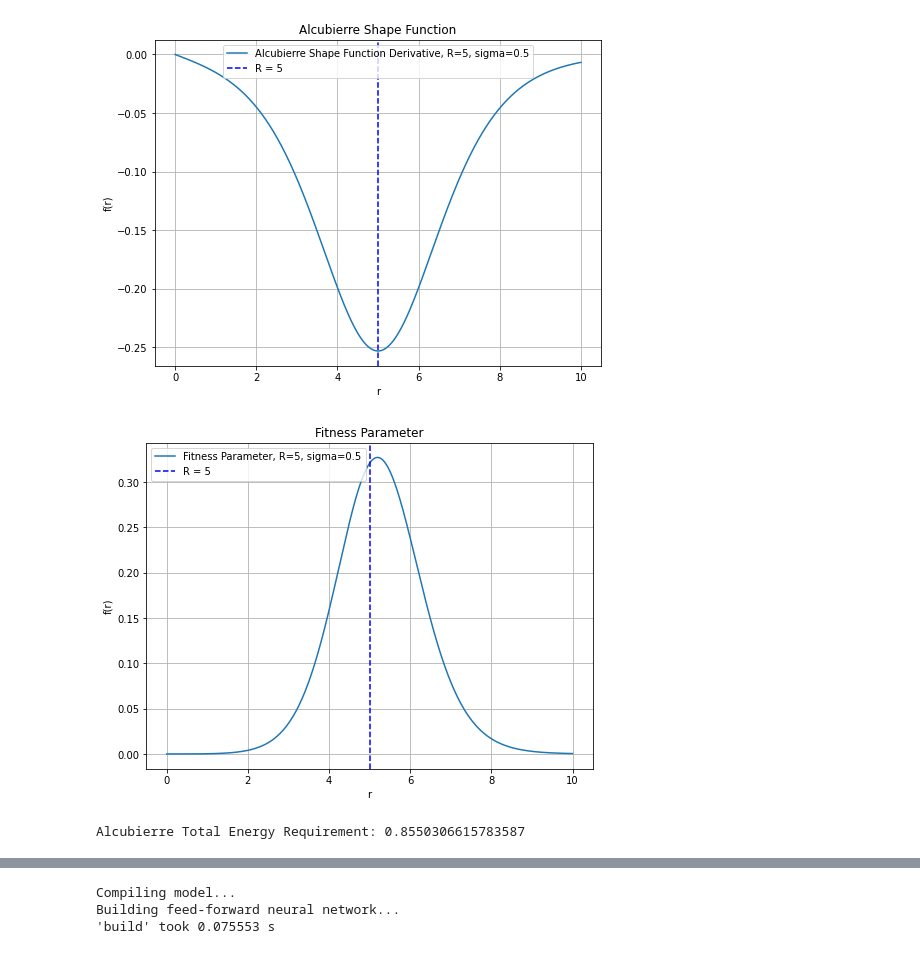
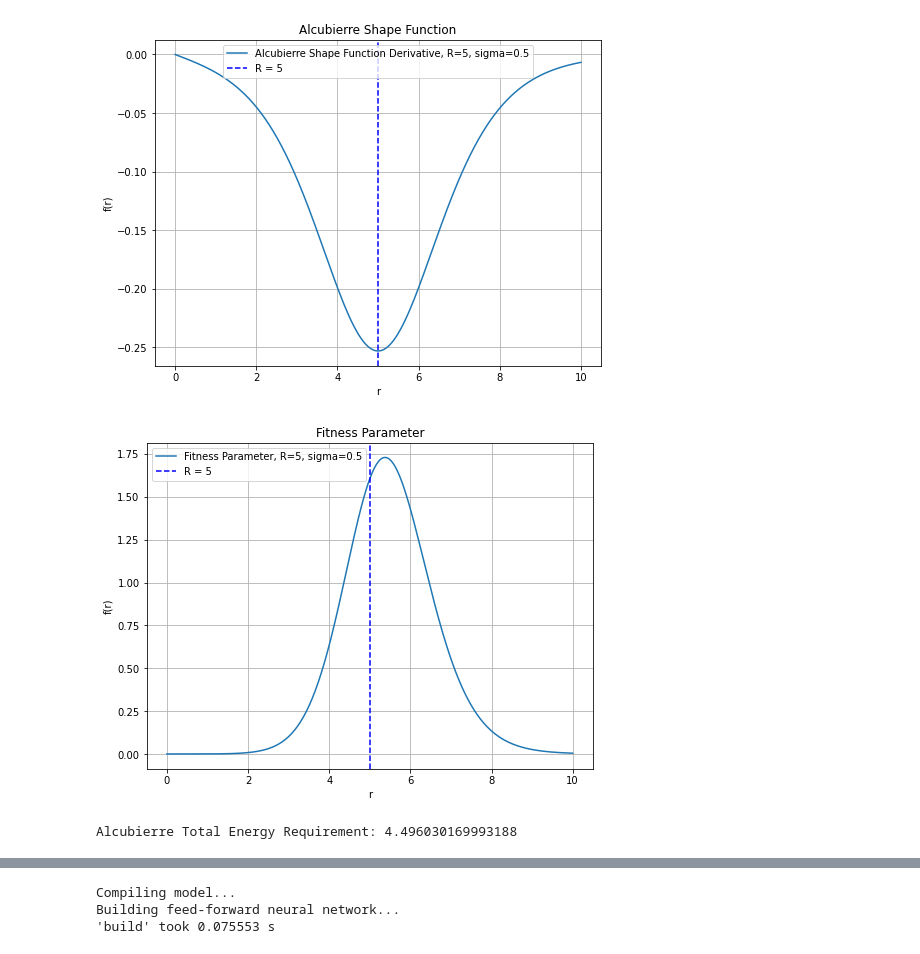
Before and after one commit to schwarzschlyle/neural-warp-drive, a Jupyter notebook: neural-drive-experiments.ipynb, the cells around one changed output, grey strips where cells are left out. Cells and saved outputs as stored; diff of their text form; code cells hidden in the pictures.

Commit message:
finished python script for Alcubierre and preliminary neural learning of spherically-symmetric shape functions

```diff
--- a/neural-drive-experiments.ipynb
+++ b/neural-drive-experiments.ipynb
@@ -25,7 +25,7 @@ def alcubierre_shape_derivative(r, epsilon=1e-7):
 
 
 def fitness_parameter(r):
-    return  r*(alcubierre_shape_derivative(r)**2)
+    return  (r**2)*(alcubierre_shape_derivative(r)**2)
 
 
 # Generate a range of r values
@@ -63,32 +63,32 @@ plt.grid(True)
 plt.show()
 
 
 
 
 
 # Generate a range of r values
 r_values = np.linspace(0, 10, 400)  # Adjust the range as needed
 f_values = fitness_parameter(r_values)
 
 # Create the plot
 plt.figure(figsize=(8, 6))
 plt.plot(r_values, f_values, label='Fitness Parameter, ' + 'R=' + str(R) + ', sigma=' + str(sigma))
 
 plt.axvline(x=5, color='blue', linestyle='--', label='R = '+ str(R))
 plt.title('Fitness Parameter')
 plt.xlabel('r')
 plt.ylabel('f(r)')
 plt.legend()
 plt.grid(True)
 plt.show()
 
 
 
 alcubierre_energy_requirement, _ = spi.quad(fitness_parameter, 0, 10)
 
 print("Alcubierre Total Energy Requirement: "+ str(alcubierre_energy_requirement))
 # %% [output]
 [figure]
 [figure]
-[figure, old version]
+[figure, new version]
-Alcubierre Total Energy Requirement: 0.8550306615783587
+Alcubierre Total Energy Requirement: 4.496030169993188
```
Also changed, not shown: parts of 9 cells of this notebook, 21 other files.
